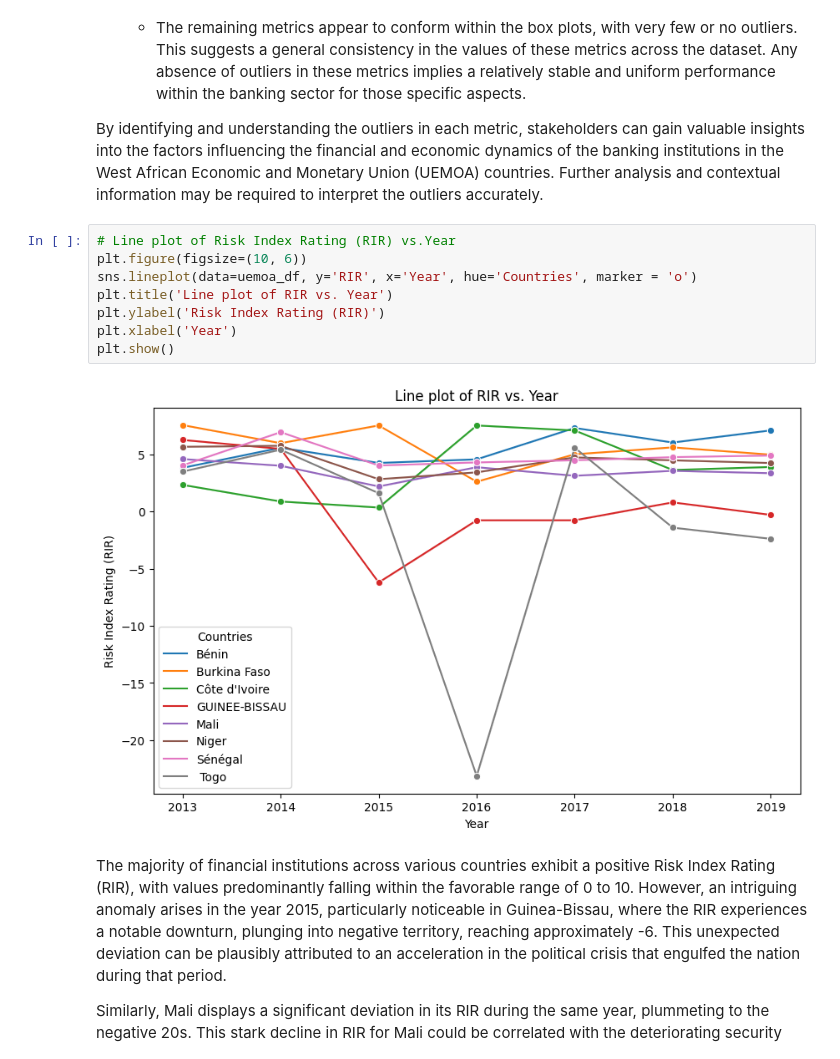
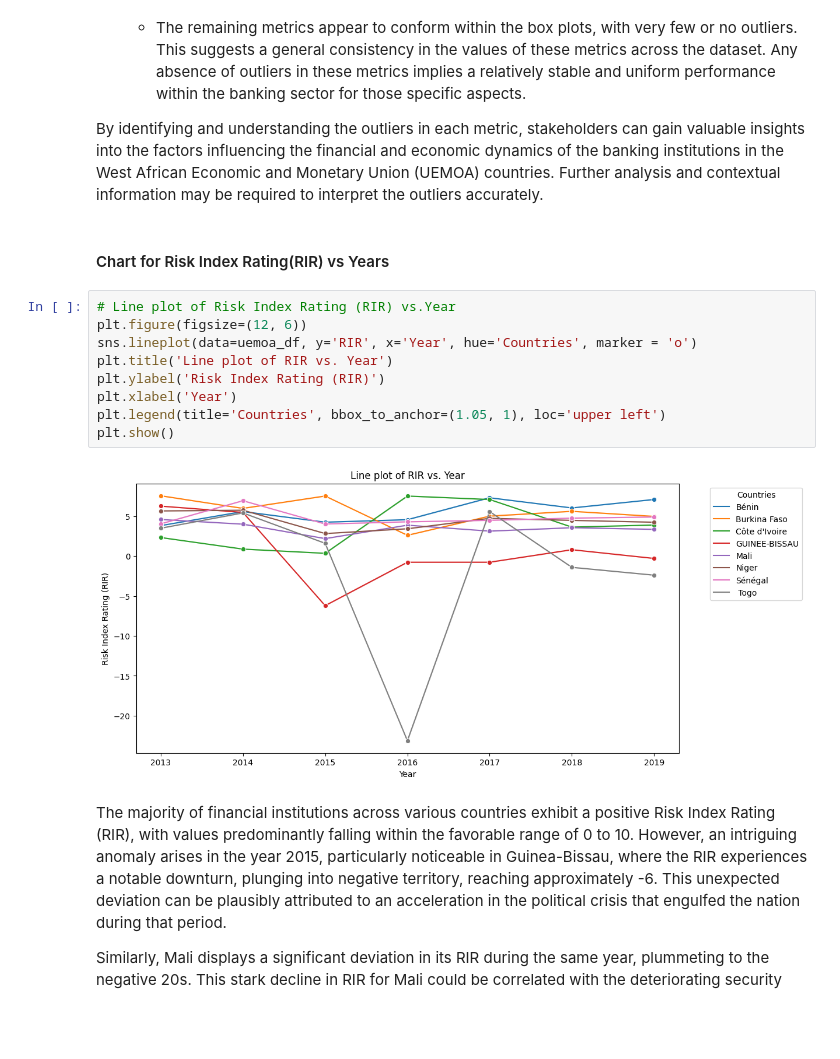
Before and after one commit to isamuelpatrick/BankingInsights-UEMOA, a Jupyter notebook: Exploratory Data Analysis.ipynb, the cells around one changed output. Cells and saved outputs as stored; diff of their text form; blank space fills up the shorter version.

```diff
--- a/Exploratory Data Analysis.ipynb
+++ b/Exploratory Data Analysis.ipynb
@@ -194,16 +198,19 @@ plt.show()
   - The remaining metrics appear to conform within the box plots, with very few or no outliers. This suggests a general consistency in the values of these metrics across the dataset. Any absence of outliers in these metrics implies a relatively stable and uniform performance within the banking sector for those specific aspects.
 
 By identifying and understanding the outliers in each metric, stakeholders can gain valuable insights into the factors influencing the financial and economic dynamics of the banking institutions in the West African Economic and Monetary Union (UEMOA) countries. Further analysis and contextual information may be required to interpret the outliers accurately.
+# %% [markdown]
+#### Chart for Risk Index Rating(RIR) vs Years
 # %%
 # Line plot of Risk Index Rating (RIR) vs.Year
-plt.figure(figsize=(10, 6))
+plt.figure(figsize=(12, 6))
 sns.lineplot(data=uemoa_df, y='RIR', x='Year', hue='Countries', marker = 'o')
 plt.title('Line plot of RIR vs. Year')
 plt.ylabel('Risk Index Rating (RIR)')
 plt.xlabel('Year')
+plt.legend(title='Countries', bbox_to_anchor=(1.05, 1), loc='upper left')
 plt.show()
 # %% [output]
-[figure, old version]
+[figure, new version]
 # %% [markdown]
 The majority of financial institutions across various countries exhibit a positive Risk Index Rating (RIR), with values predominantly falling within the favorable range of 0 to 10. However, an intriguing anomaly arises in the year 2015, particularly noticeable in Guinea-Bissau, where the RIR experiences a notable downturn, plunging into negative territory, reaching approximately -6. This unexpected deviation can be plausibly attributed to an acceleration in the political crisis that engulfed the nation during that period.
 
```
Also changed, not shown: parts of 16 cells of this notebook.
